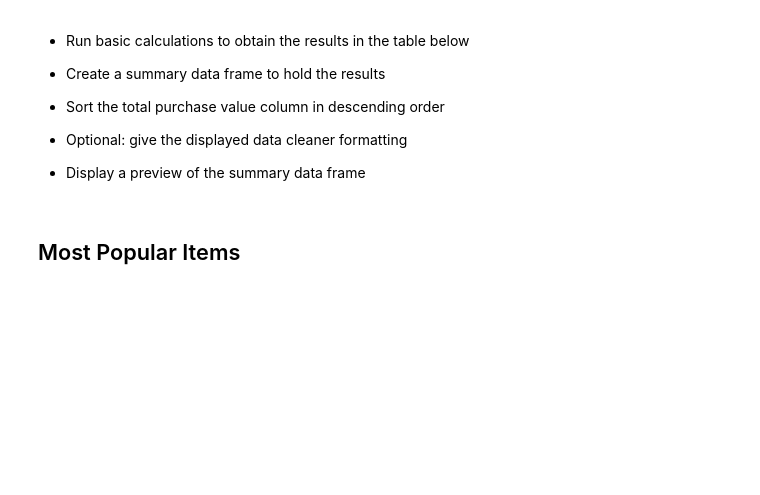
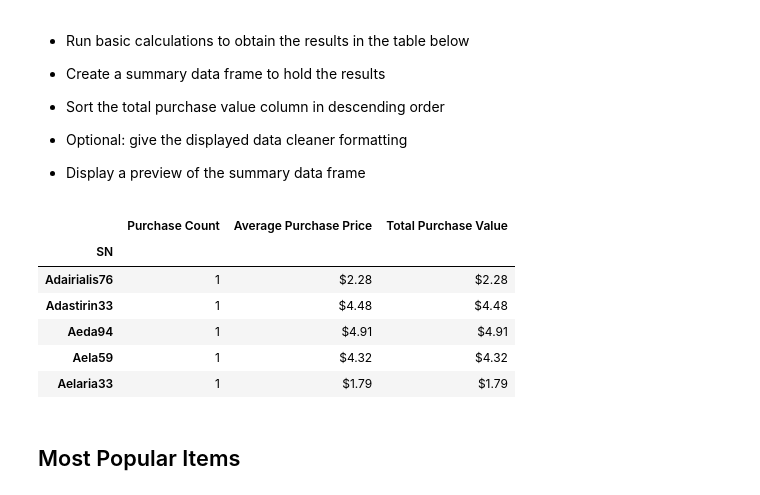
Before and after one commit to taftap8/pandas_challenge, a Jupyter notebook: HeroesOfPymoli_starter.ipynb, the cells around one changed output. Saved outputs shown, nothing was run; the diff lists cells and outputs as text; code cells hidden in the pictures; blank space fills up the shorter version.

```diff
--- a/HeroesOfPymoli_starter.ipynb
+++ b/HeroesOfPymoli_starter.ipynb
@@ -160,6 +257,29 @@ Name: SN, dtype: float64
 
 
 * Display a preview of the summary data frame
+# %%
+#groupby SN for Number of purchases
+top_spenders = purchase_data_df.groupby('SN')
+#how many purchases per user
+purchase_count = top_spenders['Purchase ID'].count()
+#average purchase price
+purchase_avg_price = top_spenders['Price'].mean()
+#total purchase value
+purchase_total_amount = top_spenders['Price'].sum()
+
+#create and format dateframe
+top_spenders_df = pd.DataFrame({"Purchase Count": purchase_count, "Average Purchase Price":purchase_avg_price, "Total Purchase Value":purchase_total_amount})
+top_spenders_df["Total Purchase Value"] = top_spenders_df["Total Purchase Value"].map("${:.2f}".format)
+top_spenders_df["Average Purchase Price"] = top_spenders_df["Average Purchase Price"].map("${:.2f}".format)
+top_spenders_df.head()
+# %% [output]
+|  | Purchase Count | Average Purchase Price | Total Purchase Value |
+| SN |  |  |  |
+| Adairialis76 | 1 | $2.28 | $2.28 |
+| Adastirin33 | 1 | $4.48 | $4.48 |
+| Aeda94 | 1 | $4.91 | $4.91 |
+| Aela59 | 1 | $4.32 | $4.32 |
+| Aelaria33 | 1 | $1.79 | $1.79 |
 # %% [markdown]
 ## Most Popular Items
 # %% [markdown]
```
Also changed, not shown: parts of 8 cells of this notebook.
